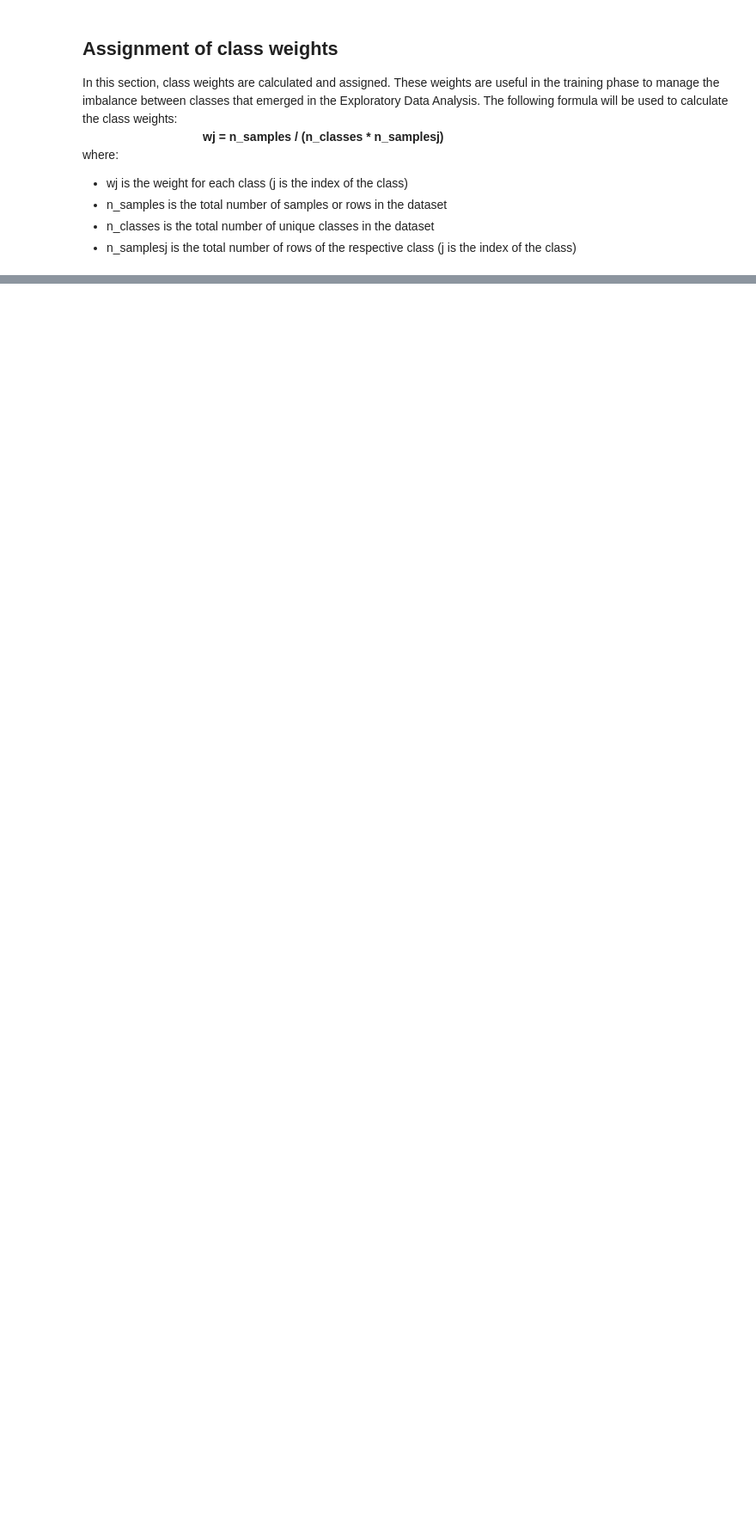
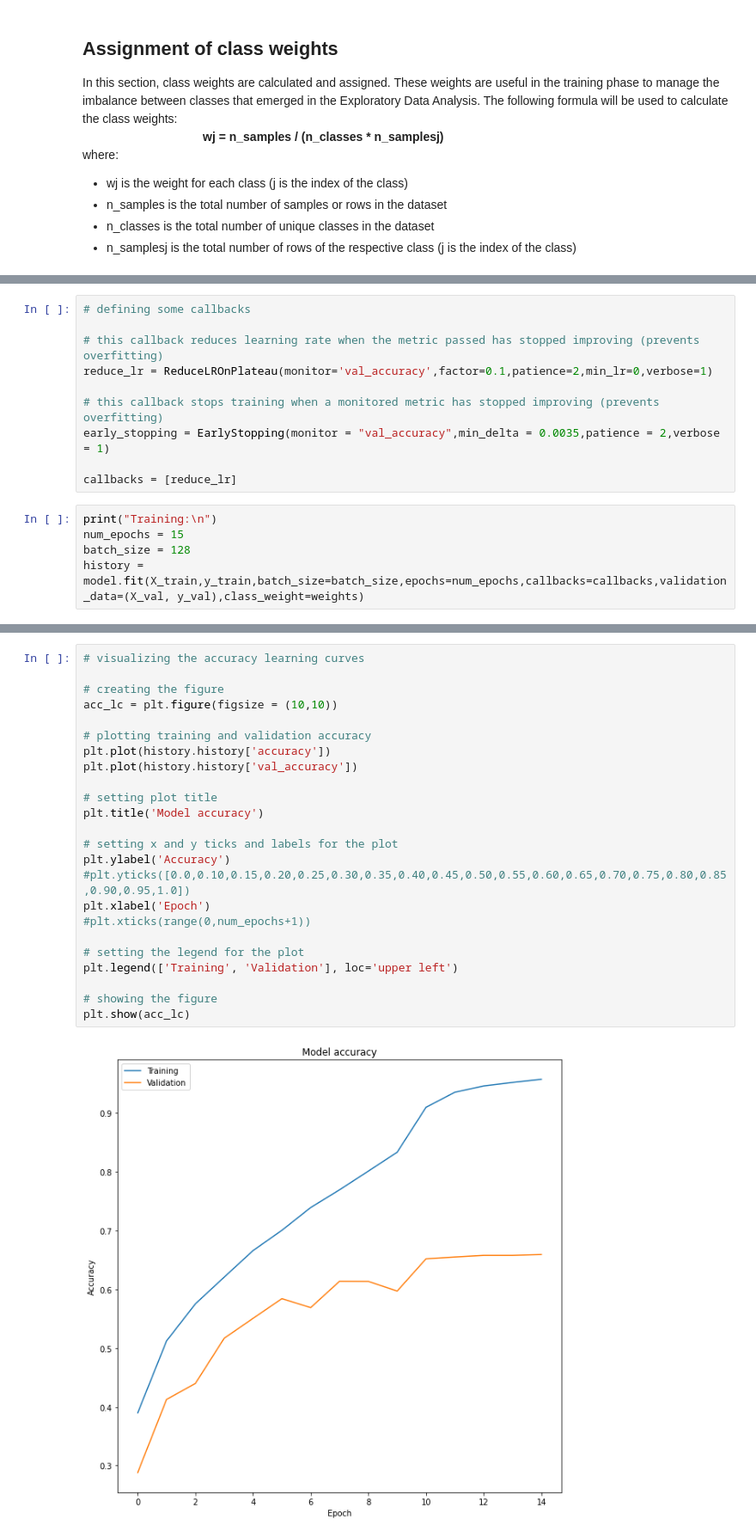
Before and after one commit to matteo-bertini/Facial-Expression-Recognition, a Jupyter notebook: Five_Layers_CNN.ipynb, the cells around one changed output, grey strips where cells are left out. Shown: that part at 86% size. Saved outputs shown, nothing was run; the diff lists cells and outputs as text; blank space fills up the shorter version.

```diff
--- a/Five_Layers_CNN.ipynb
+++ b/Five_Layers_CNN.ipynb
@@ -234,0 +346,15 @@ If you choose to upload the model there is no need to train the network and you
+# %%
+# defining some callbacks
+
+# this callback reduces learning rate when the metric passed has stopped improving (prevents overfitting)
+reduce_lr = ReduceLROnPlateau(monitor='val_accuracy',factor=0.1,patience=2,min_lr=0,verbose=1)
+
+# this callback stops training when a monitored metric has stopped improving (prevents overfitting)
+early_stopping = EarlyStopping(monitor = "val_accuracy",min_delta = 0.0035,patience = 2,verbose = 1)
+
+callbacks = [reduce_lr]
+# %%
+print("Training:\n")
+num_epochs = 15
+batch_size = 128
+history = model.fit(X_train,y_train,batch_size=batch_size,epochs=num_epochs,callbacks=callbacks,validation_data=(X_val, y_val),class_weight=weights)
@@ -234,0 +383,26 @@ If you choose to upload the model there is no need to train the network and you
+# %%
+# visualizing the accuracy learning curves
+
+# creating the figure
+acc_lc = plt.figure(figsize = (10,10))
+
+# plotting training and validation accuracy
+plt.plot(history.history['accuracy'])
+plt.plot(history.history['val_accuracy'])
+
+# setting plot title
+plt.title('Model accuracy')
+
+# setting x and y ticks and labels for the plot
+plt.ylabel('Accuracy')
+#plt.yticks([0.0,0.10,0.15,0.20,0.25,0.30,0.35,0.40,0.45,0.50,0.55,0.60,0.65,0.70,0.75,0.80,0.85,0.90,0.95,1.0])
+plt.xlabel('Epoch')
+#plt.xticks(range(0,num_epochs+1))
+
+# setting the legend for the plot
+plt.legend(['Training', 'Validation'], loc='upper left')
+
+# showing the figure
+plt.show(acc_lc)
+# %% [output]
+[figure, added]
```
Also changed, not shown: parts of 56 cells of this notebook.
